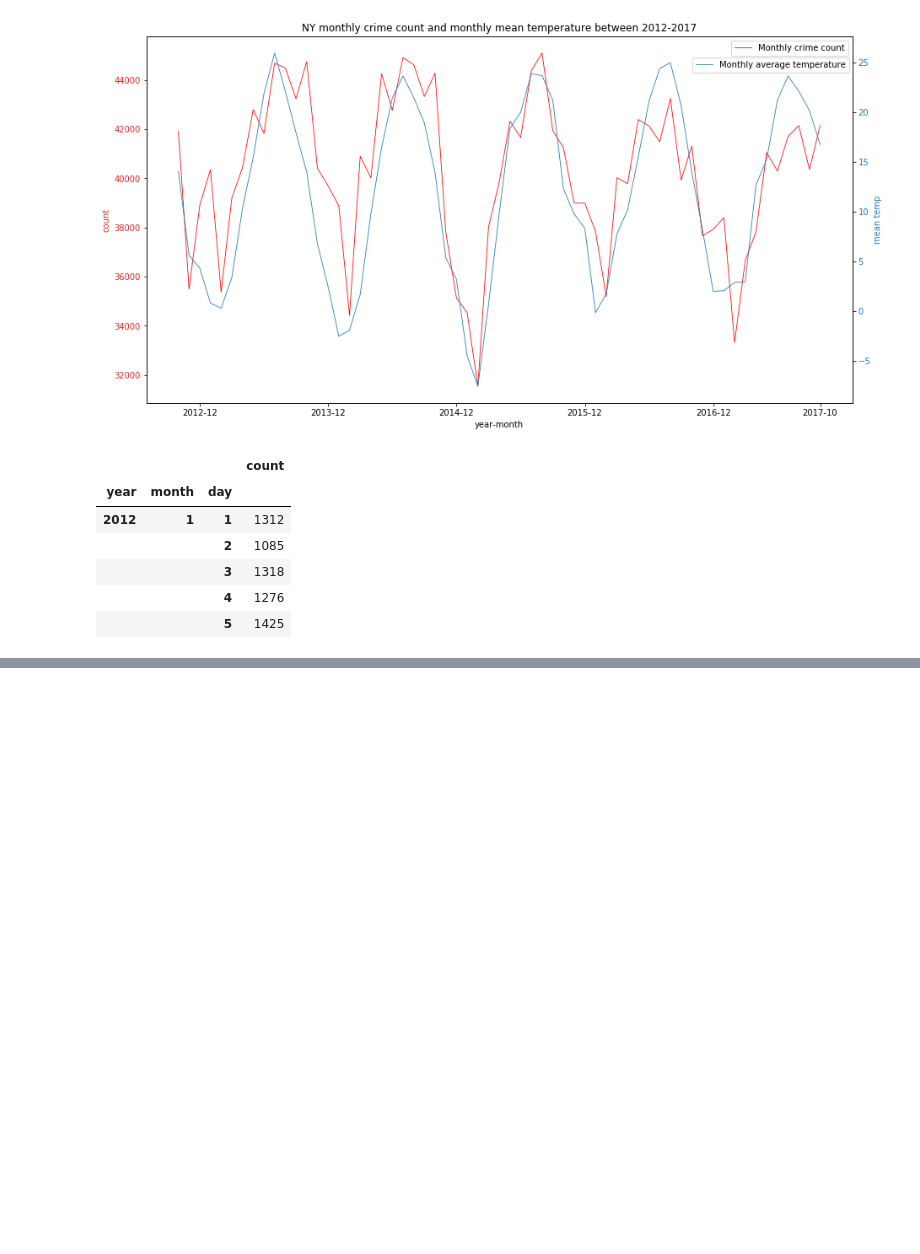
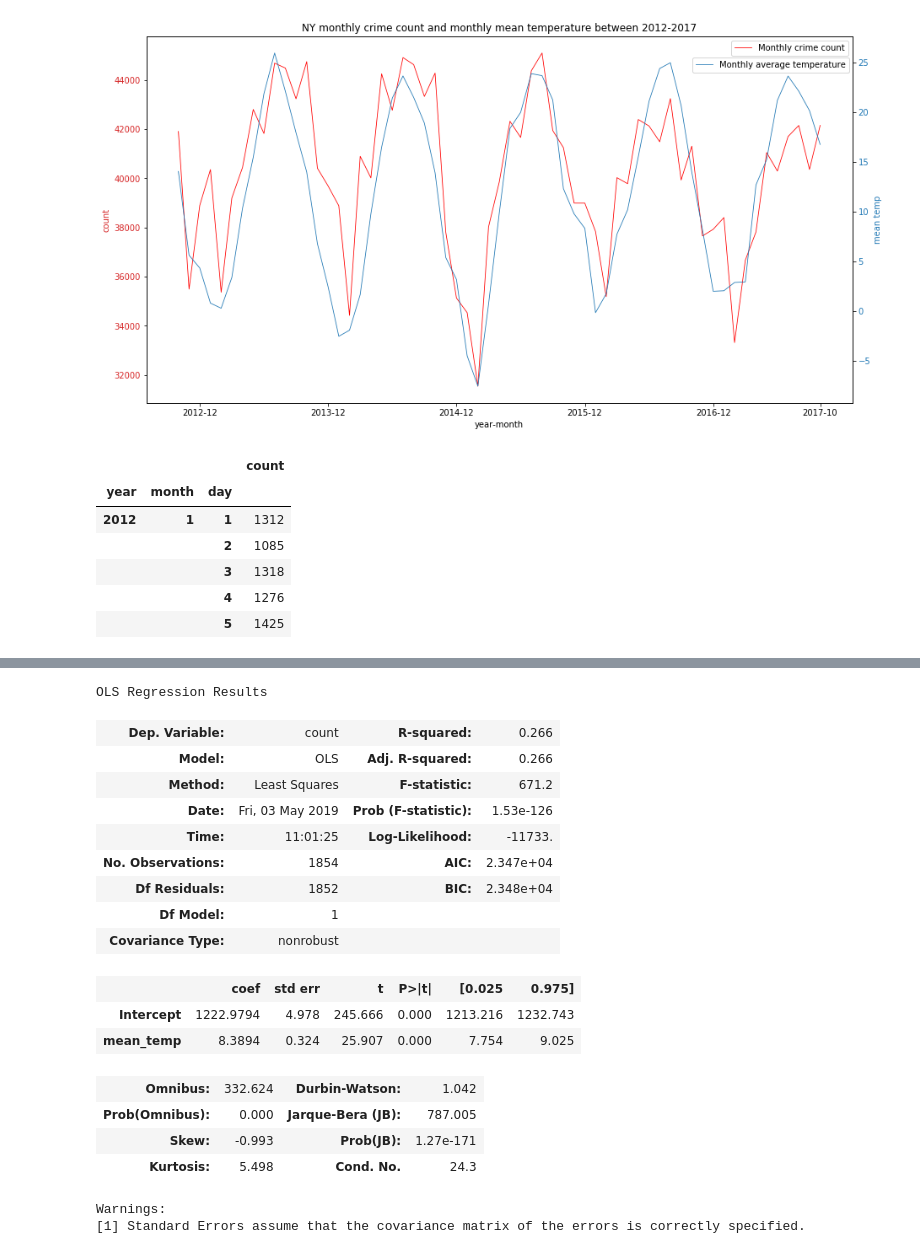
Before and after one commit to AprilW048/Final_Project, a Jupyter notebook: Weatherindex_and_Crime.ipynb, the cells around one changed output, grey strips where cells are left out. Cells and saved outputs as stored; diff of their text form; code cells hidden in the pictures; blank space fills up the shorter version.

```diff
--- a/Weatherindex_and_Crime.ipynb
+++ b/Weatherindex_and_Crime.ipynb
@@ -933,0 +937,23 @@ TestResults(failed=0, attempted=4)
+# %%
+NY_temp_linear_model = ols("count ~ mean_temp", data=NY_crime_weather_day).fit()
+NY_temp_linear_model.summary()
+# %% [output]
+OLS Regression Results
+| Dep. Variable: | count | R-squared: | 0.266 |
+| Model: | OLS | Adj. R-squared: | 0.266 |
+| Method: | Least Squares | F-statistic: | 671.2 |
+| Date: | Fri, 03 May 2019 | Prob (F-statistic): | 1.53e-126 |
+| Time: | 11:01:25 | Log-Likelihood: | -11733. |
+| No. Observations: | 1854 | AIC: | 2.347e+04 |
+| Df Residuals: | 1852 | BIC: | 2.348e+04 |
+| Df Model: | 1 |  |  |
+| Covariance Type: | nonrobust |  |  |
+|  | coef | std err | t | P>|t| | [0.025 | 0.975] |
+| Intercept | 1222.9794 | 4.978 | 245.666 | 0.000 | 1213.216 | 1232.743 |
+| mean_temp | 8.3894 | 0.324 | 25.907 | 0.000 | 7.754 | 9.025 |
+| Omnibus: | 332.624 | Durbin-Watson: | 1.042 |
+| Prob(Omnibus): | 0.000 | Jarque-Bera (JB): | 787.005 |
+| Skew: | -0.993 | Prob(JB): | 1.27e-171 |
+| Kurtosis: | 5.498 | Cond. No. | 24.3 |
+Warnings:
+[1] Standard Errors assume that the covariance matrix of the errors is correctly specified.
```
Also changed, not shown: parts of 8 cells of this notebook.
